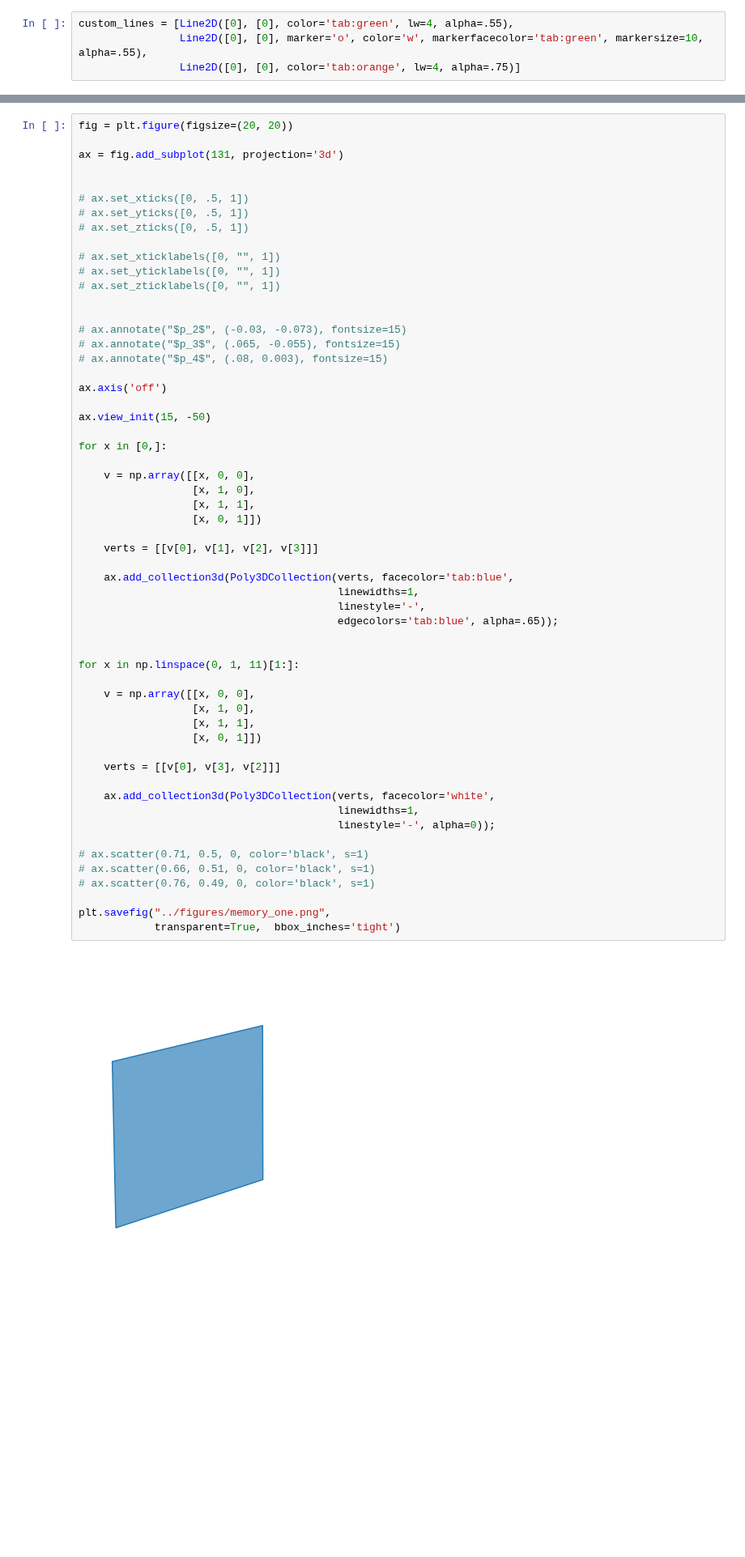
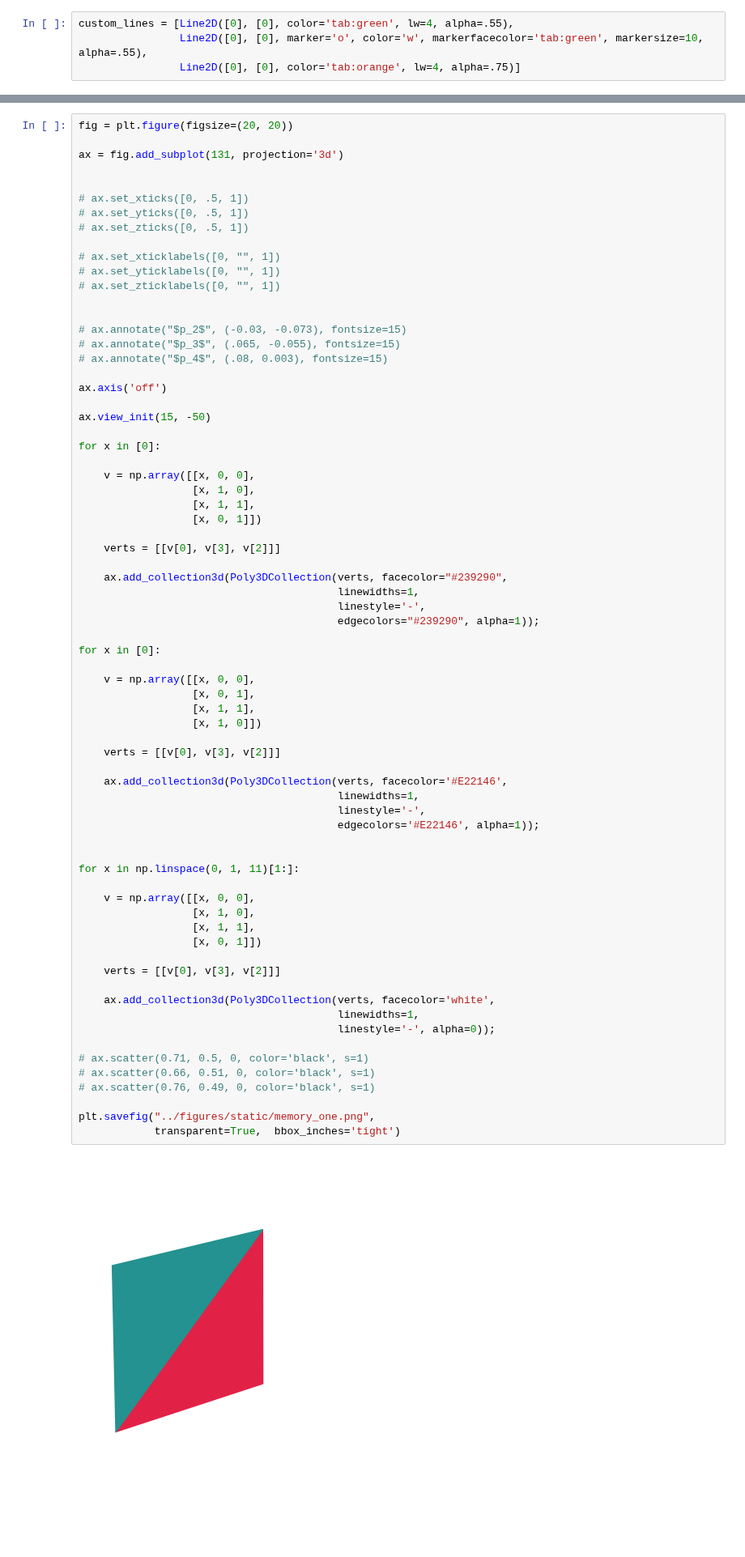
Before and after one commit to Nikoleta-v3/conditional-cooperation-with-longer-memory, a Jupyter notebook: notebooks/B. Figures for Presentations.ipynb, the cells around one changed output, grey strips where cells are left out. Shown at 81% size. Drawn from its saved outputs; the diff is of its cells as text; blank space fills up the shorter version.

```diff
--- a/notebooks/B. Figures for Presentations.ipynb
+++ b/notebooks/B. Figures for Presentations.ipynb
@@ -265,42 +266,56 @@ ax.axis('off')
 
 ax.view_init(15, -50)
 
-for x in [0,]:
+for x in [0]:
 
     v = np.array([[x, 0, 0],
                   [x, 1, 0],
                   [x, 1, 1],
                   [x, 0, 1]])
 
-    verts = [[v[0], v[1], v[2], v[3]]]
+    verts = [[v[0], v[3], v[2]]]
 
-    ax.add_collection3d(Poly3DCollection(verts, facecolor='tab:blue',
+    ax.add_collection3d(Poly3DCollection(verts, facecolor="#239290",
                                          linewidths=1,
                                          linestyle='-',
-                                         edgecolors='tab:blue', alpha=.65));
+                                         edgecolors="#239290", alpha=1));
+
+for x in [0]:
+
+    v = np.array([[x, 0, 0],
+                  [x, 0, 1],
+                  [x, 1, 1],
+                  [x, 1, 0]])
+
+    verts = [[v[0], v[3], v[2]]]
+
+    ax.add_collection3d(Poly3DCollection(verts, facecolor='#E22146',
+                                         linewidths=1,
+                                         linestyle='-',
+                                         edgecolors='#E22146', alpha=1));
 
 
 for x in np.linspace(0, 1, 11)[1:]:
 
     v = np.array([[x, 0, 0],
                   [x, 1, 0],
                   [x, 1, 1],
                   [x, 0, 1]])
 
     verts = [[v[0], v[3], v[2]]]
 
     ax.add_collection3d(Poly3DCollection(verts, facecolor='white',
                                          linewidths=1,
                                          linestyle='-', alpha=0));
 
 # ax.scatter(0.71, 0.5, 0, color='black', s=1)
 # ax.scatter(0.66, 0.51, 0, color='black', s=1)
 # ax.scatter(0.76, 0.49, 0, color='black', s=1)
 
-plt.savefig("../figures/memory_one.png",
+plt.savefig("../figures/static/memory_one.png",
             transparent=True,  bbox_inches='tight')
 # %% [output]
-[figure, old version]
+[figure, new version]
 # %%
 fig = plt.figure(figsize=(20, 20))
 
```
Also changed, not shown: parts of 8 cells of this notebook, 15 other files.
